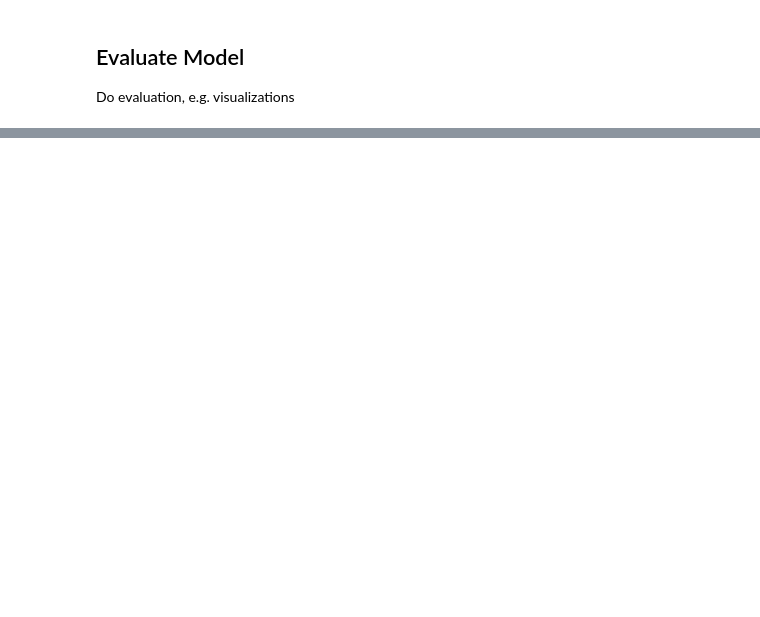
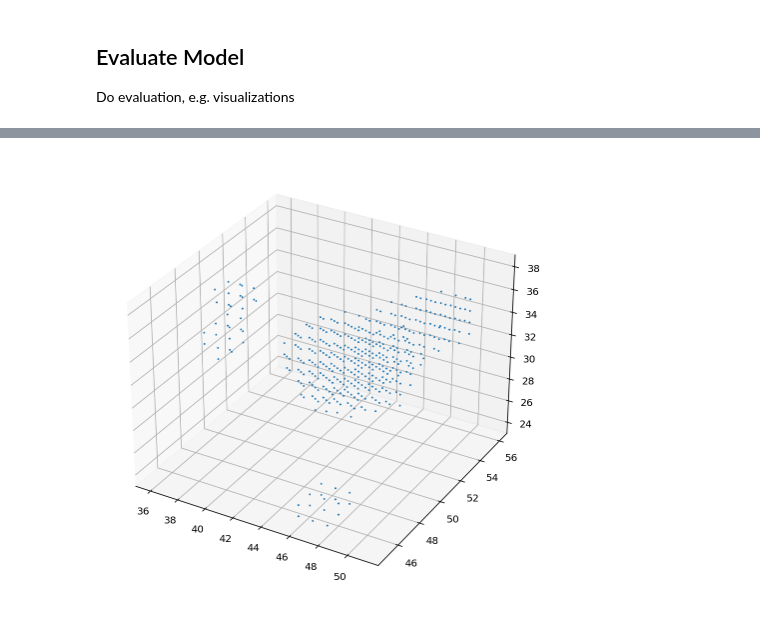
Before and after one commit to MarkusMartinMueller/ML_in_MIP, a Jupyter notebook: develop/markus/testmodel.ipynb, the cells around one changed output, grey strips where cells are left out. Cells and saved outputs as stored; diff of their text form; code cells hidden in the pictures; blank space fills up the shorter version.

```diff
--- a/develop/markus/testmodel.ipynb
+++ b/develop/markus/testmodel.ipynb
@@ -88,14 +102,14 @@ dataset_params = {
     "mri_data_selection": "",
     "balance_data": False,
     "seed": 1,
-    "resample_voxel_dim": (1, 1, 1)
+    "resample_voxel_dim": (1.2,1.2,1.2)
 }
 
 preprocessing_params = {
     'min_max_normalize': True,
     'mean_std_normalize': False,
     'smooth_img': False, # can contain a number: smoothing factor
-    'intensity_segmentation': 0.15
+    'intensity_segmentation': False
 }
 # %% [markdown]
 ### Load Meta Data
@@ -529,3 +523,5 @@ len(labels_test),type(labels_test), labels_test[0].shape
+# %%
+uni_labels = patch_unifier_alternativ(labels_test,9,most_commen_shape,64)
 # %%
 
 idx = 0
@@ -565,0 +616,4 @@ evaluation.draw_mask_3d(uni[5],markersize = 0.8)
+# %%
+evaluation.draw_mask_3d(uni_labels[0],markersize=0.8)
+# %% [output]
+[figure, added]
```
Also changed, not shown: parts of 49 cells of this notebook, 6 other files.
